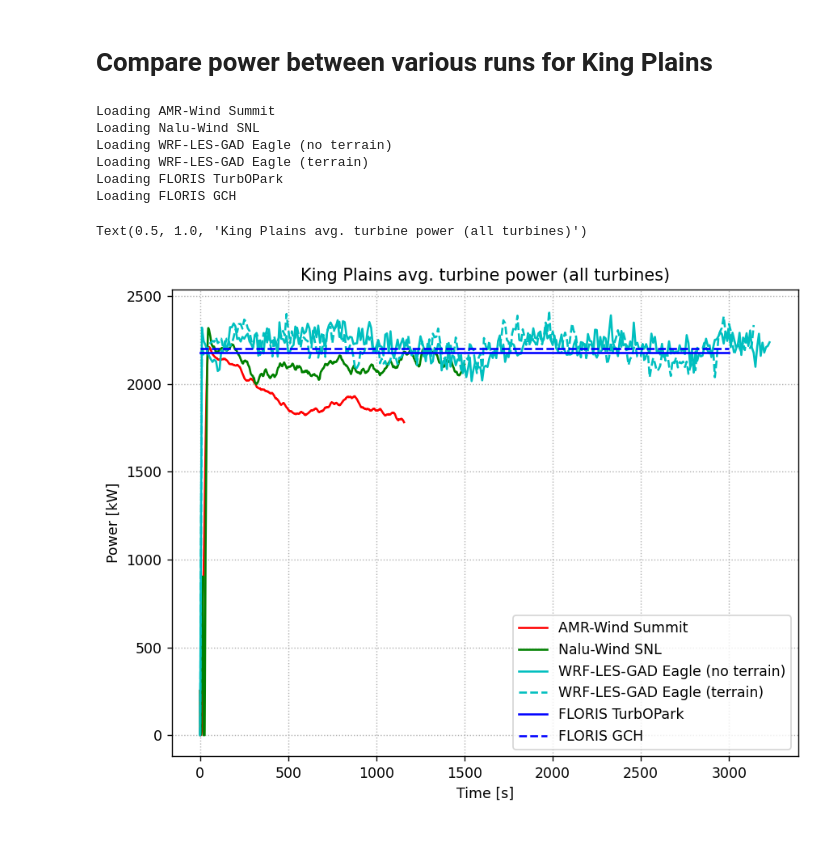
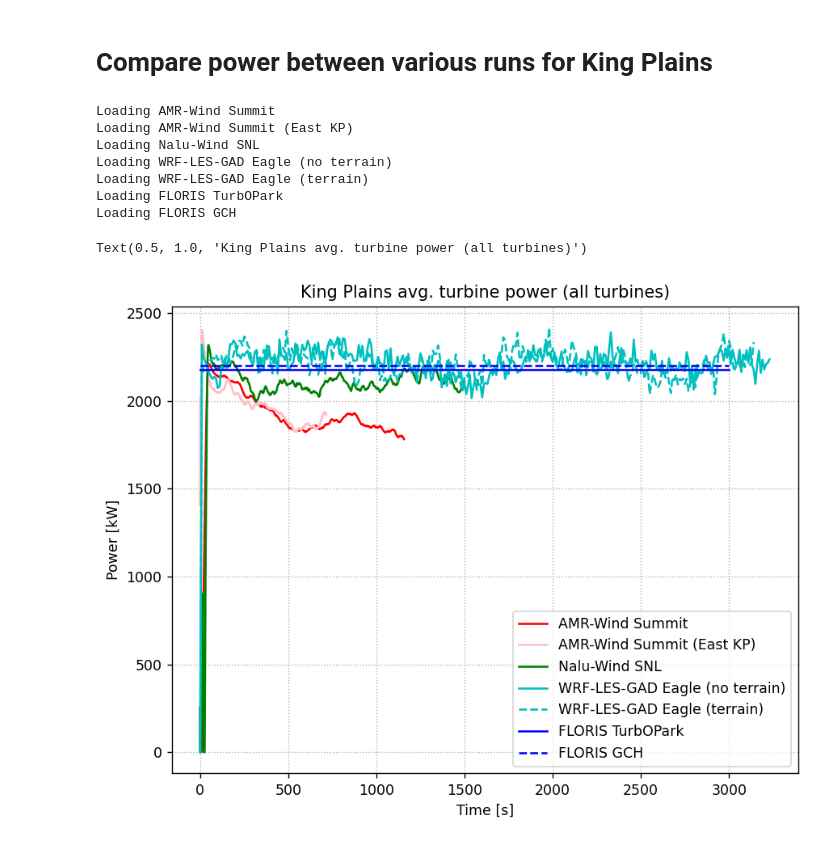
Before and after one commit to lawrenceccheung/AWAKEN_summit_setup, a Jupyter notebook: CompareResults/TurbinePower/Unstable/ComparePower_KingPlains.ipynb, the cells around one changed output. Saved outputs shown, nothing was run; the diff lists cells and outputs as text; code cells hidden in the pictures.

```diff
--- a/CompareResults/TurbinePower/Unstable/ComparePower_KingPlains.ipynb
+++ b/CompareResults/TurbinePower/Unstable/ComparePower_KingPlains.ipynb
@@ -48,7 +48,7 @@ def getturblist(yamldef, group):
     os.chdir(cwd)
     return outfilelist
 
-def avgturbpower(yamldef, group):
+def avgturbpower(yamldef, group, delim=' '):
     """
     Average turbine power from a bunch of turbines
     """
@@ -56,7 +56,7 @@ def avgturbpower(yamldef, group):
     avgpower = None
     skiprows = yamldef['skiprows'] if 'skiprows' in yamldef else 0
     for ifile, turbfile in enumerate(turblist):
-        dat = np.loadtxt(turbfile, skiprows=skiprows)
+        dat = np.loadtxt(turbfile, skiprows=skiprows, delimiter=delim)
         if ifile == 0:
             avgpower = dat
         else:
@@ -68,6 +68,7 @@ def avgturbpower(yamldef, group):
 #           # YAML file,                                                dictionary with extra labels and stuff
 datasets = [
     ['DATA_Summit_amrwind_bananasrun1/KingPlainsTurbines.yaml', {'label':'AMR-Wind Summit', 'plotargs':{'color':'r'}}],
+    ['DATA_Summit_amrwind_eastkp/KingPlainsTurbines.yaml', {'label':'AMR-Wind Summit (East KP)', 'delim':',', 'plotargs':{'color':'pink'}}],
     ['DATA_SNL_naluwind_unstable/NaluTurbines.yaml', {'label':'Nalu-Wind SNL', 'plotargs':{'color':'g'}}],
     ['DATA_eagle_WRFLESGAD_unstable/no_terrain/WRFTurbines.yaml', {'label':'WRF-LES-GAD Eagle (no terrain)', 'plotargs':{'color':'c'}}],
     ['DATA_eagle_WRFLESGAD_unstable/terrain/WRFTurbines.yaml', {'label':'WRF-LES-GAD Eagle (terrain)', 'plotargs':{'color':'c', 'ls':'--'}}],
@@ -81,25 +82,27 @@ for data in datasets:
 # %%
 # Plot overall power
 fig, ax = plt.subplots(1,1,figsize=(8,6), dpi=125)
 for data in datadefs:
     print('Loading '+data['label'])
     plotargs = data['plotargs'] if 'plotargs' in data else {}
     plotargs['label'] = data['label']
-    farmavg = avgturbpower(data, 'allturbines')
+    delim = data['delim'] if 'delim' in data else ' '
+    farmavg = avgturbpower(data, 'allturbines', delim=delim)
     ax.plot(farmavg[:,0], farmavg[:,1], **plotargs)
 
 # Format and label figure
 ax.legend()
 ax.grid(ls=':')
 ax.set_xlabel('Time [s]')
 ax.set_ylabel('Power [kW]')
 ax.set_title('King Plains avg. turbine power (all turbines)')
 # %% [output]
 Loading AMR-Wind Summit
+Loading AMR-Wind Summit (East KP)
 Loading Nalu-Wind SNL
 Loading WRF-LES-GAD Eagle (no terrain)
 Loading WRF-LES-GAD Eagle (terrain)
 Loading FLORIS TurbOPark
 Loading FLORIS GCH
 Text(0.5, 1.0, 'King Plains avg. turbine power (all turbines)')
-[figure, old version]
+[figure, new version]
```
